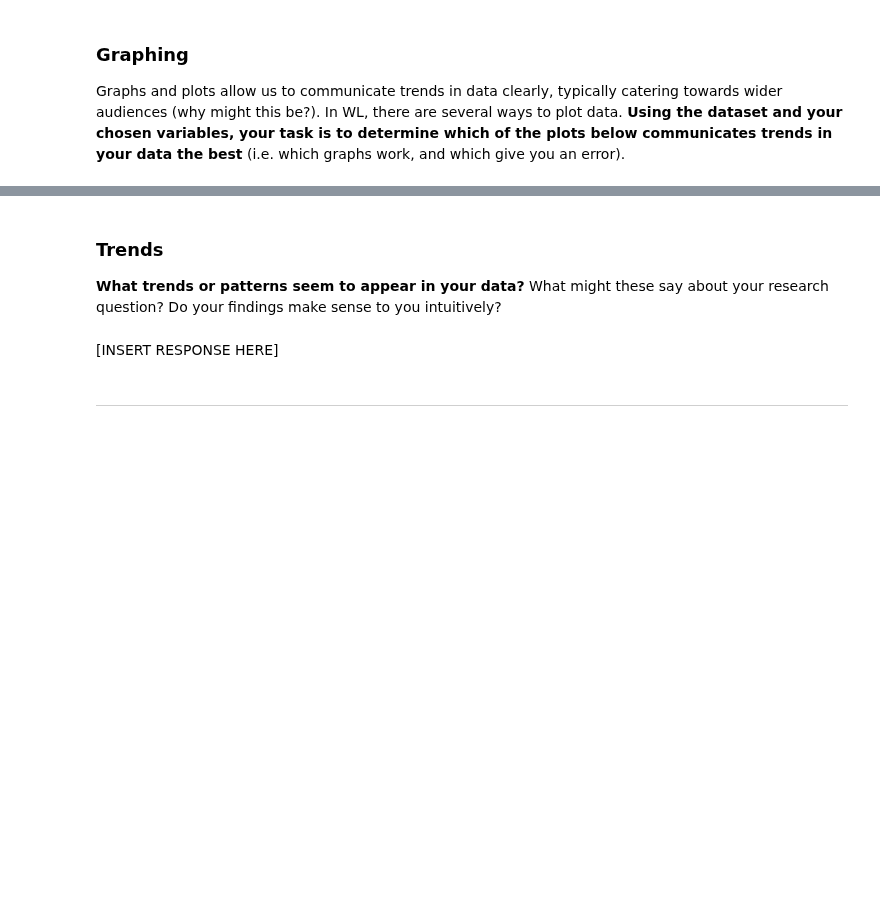
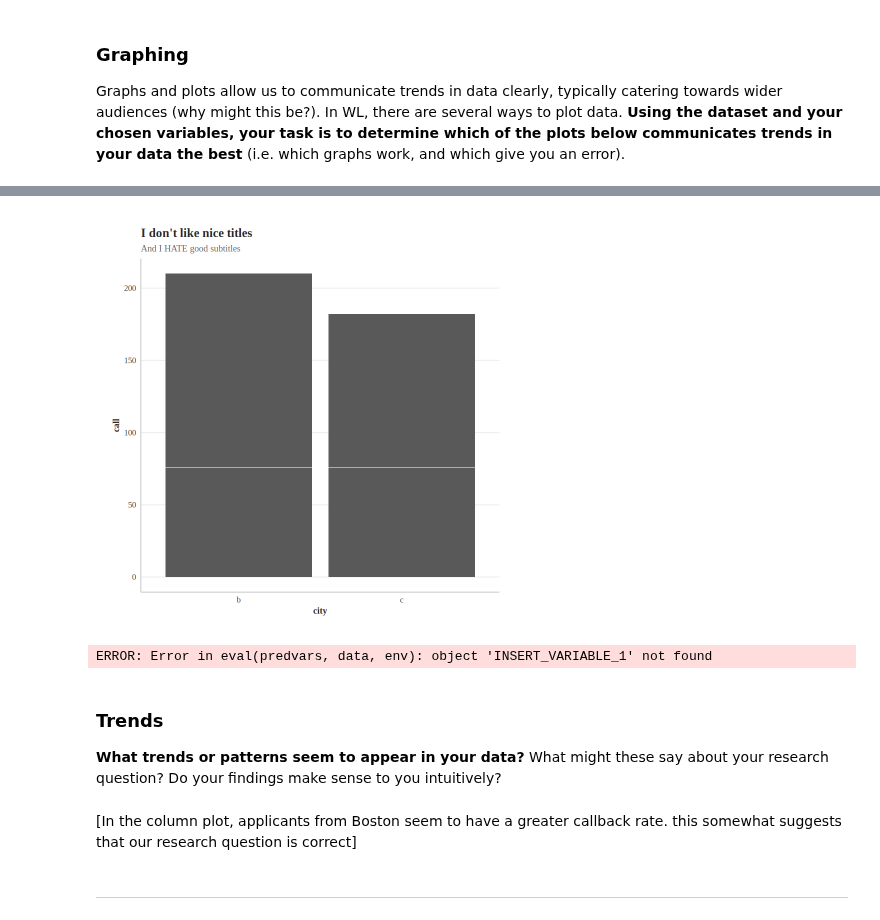
Before and after one commit to SamequalsFS/Unit0, a Jupyter notebook: ApResearchCT_SS.ipynb, the cells around one changed output, grey strips where cells are left out. Cells and saved outputs as stored; diff of their text form; code cells hidden in the pictures; blank space fills up the shorter version.

```diff
--- a/ApResearchCT_SS.ipynb
+++ b/ApResearchCT_SS.ipynb
@@ -163,25 +173,29 @@ bar_plot(lakisha,
 # %%
 column_plot(lakisha,
-            x= INSERT_VARIABLE_1,
-            y= INSERT_VARIABLE_2)
+            x= city,
+            y= call)
+# %% [output]
+[figure, added]
 # %%
 logit_model <- glm(call~race+INSERT_VARIABLE_1, lakisha, family=binomial)
 predicted_probs <- predict(logit_model, type = "response")
 lakisha <- lakisha%>%mutate(probs=predicted_probs)
 
 scatter_plot(lakisha,
-             x=INSERT_VARIABLE_1,
-             y=probs,
+             x=,
+             y=,
              y_name="Probability of Receiving Callback",
              color_by=race,
              line=TRUE)
+# %% [output]
+ERROR: Error in eval(predvars, data, env): object 'INSERT_VARIABLE_1' not found
 # %% [markdown]
 ### Trends
 
 
 **What trends or patterns seem to appear in your data?** What might these say about your research question? Do your findings make sense to you intuitively?
-# %% [markdown]
-[INSERT RESPONSE HERE]
+# %% [markdown]
+[In the column plot, applicants from Boston seem to have a greater callback rate. this somewhat suggests that our research question is correct]
 # %% [markdown]
 
 
```
Also changed, not shown: parts of 11 cells of this notebook.
